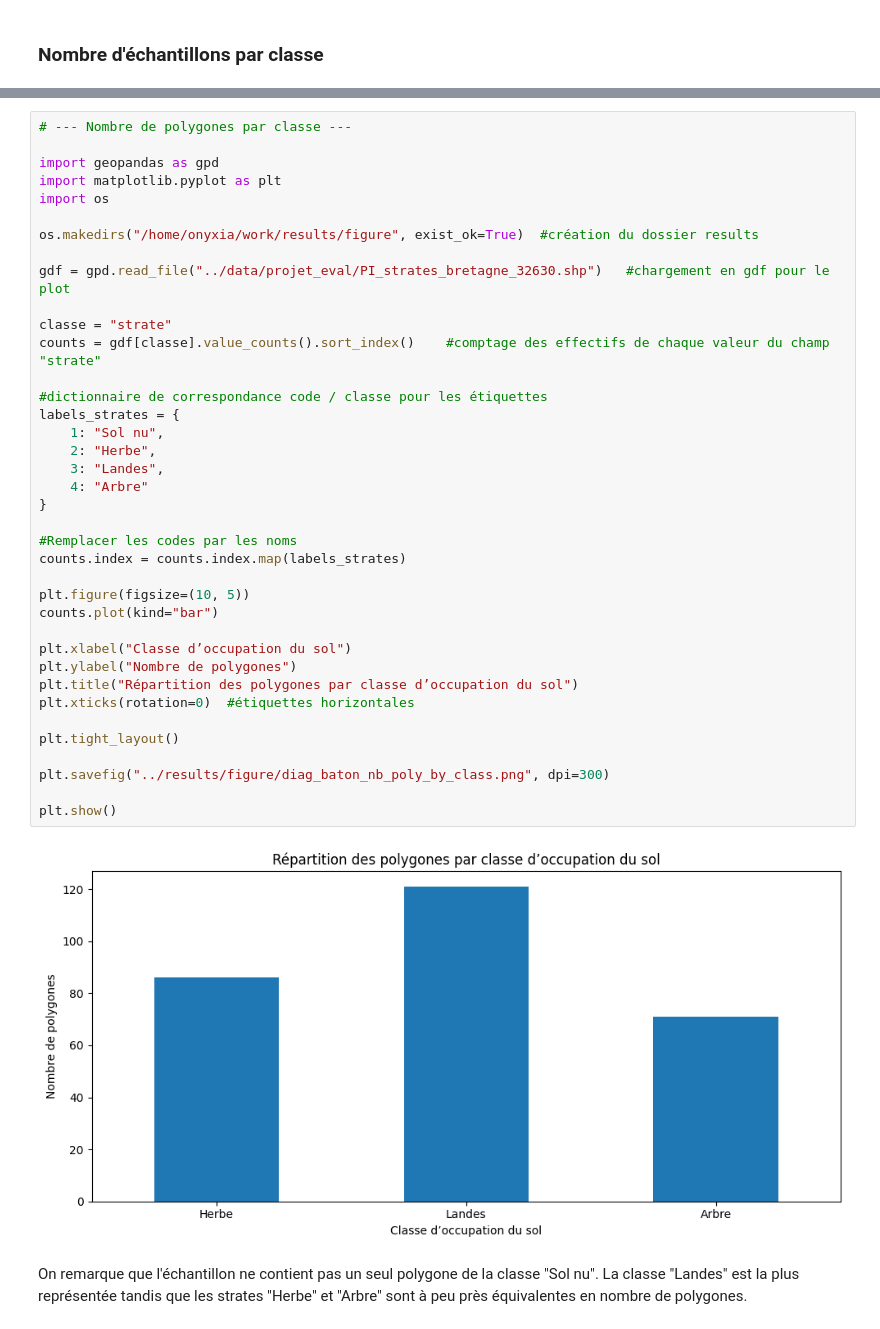
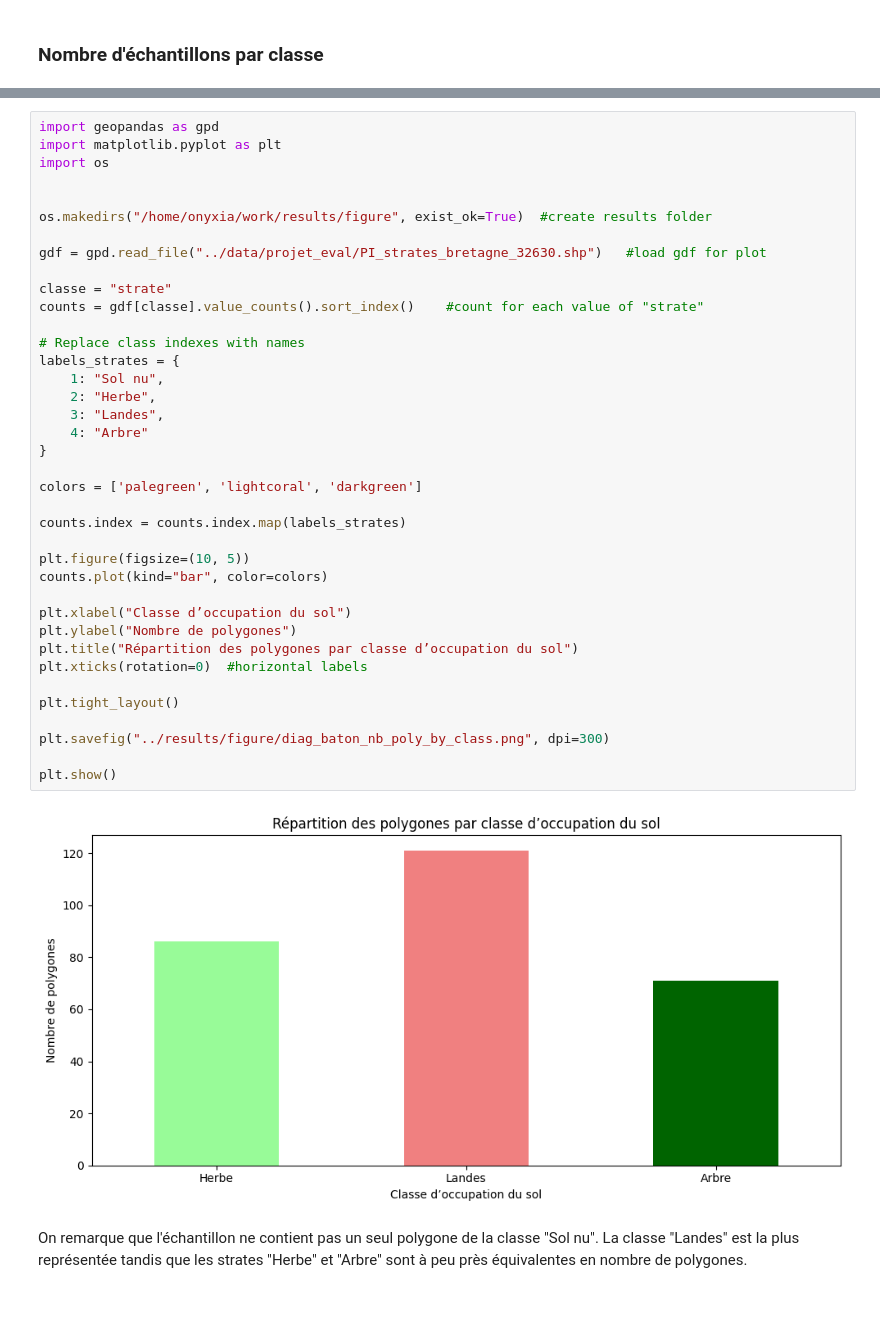
Before and after one commit to nicolas-requin/projet_landes, a Jupyter notebook: projet_telea_REQUIN_NICOLAS.ipynb, the cells around one changed output, grey strips where cells are left out. Drawn from its saved outputs; the diff is of its cells as text.

```diff
--- a/projet_telea_REQUIN_NICOLAS.ipynb
+++ b/projet_telea_REQUIN_NICOLAS.ipynb
@@ -16,43 +16,43 @@ Pour afficher le nombre de polygones dans chaque classe, le raster des échantil
 # %%
-# --- Nombre de polygones par classe ---
-
 import geopandas as gpd
 import matplotlib.pyplot as plt
 import os
 
-os.makedirs("/home/onyxia/work/results/figure", exist_ok=True)  #création du dossier results
 
-gdf = gpd.read_file("../data/projet_eval/PI_strates_bretagne_32630.shp")   #chargement en gdf pour le plot
+os.makedirs("/home/onyxia/work/results/figure", exist_ok=True)  #create results folder
+
+gdf = gpd.read_file("../data/projet_eval/PI_strates_bretagne_32630.shp")   #load gdf for plot
 
 classe = "strate"
-counts = gdf[classe].value_counts().sort_index()    #comptage des effectifs de chaque valeur du champ "strate"
+counts = gdf[classe].value_counts().sort_index()    #count for each value of "strate"
 
-#dictionnaire de correspondance code / classe pour les étiquettes
+# Replace class indexes with names
 labels_strates = {
     1: "Sol nu",
     2: "Herbe",
     3: "Landes",
     4: "Arbre"
 }
 
-#Remplacer les codes par les noms
+colors = ['palegreen', 'lightcoral', 'darkgreen']
+
 counts.index = counts.index.map(labels_strates)
 
 plt.figure(figsize=(10, 5))
-counts.plot(kind="bar")
+counts.plot(kind="bar", color=colors)
 
 plt.xlabel("Classe d’occupation du sol")
 plt.ylabel("Nombre de polygones")
 plt.title("Répartition des polygones par classe d’occupation du sol")
-plt.xticks(rotation=0)  #étiquettes horizontales
+plt.xticks(rotation=0)  #horizontal labels
 
 plt.tight_layout()
 
 plt.savefig("../results/figure/diag_baton_nb_poly_by_class.png", dpi=300)
 
 plt.show()
 # %% [output]
-[figure, old version]
+[figure, new version]
 # %% [markdown]
 On remarque que l'échantillon ne contient pas un seul polygone de la classe "Sol nu". La classe "Landes" est la plus représentée tandis que les strates "Herbe" et "Arbre" sont à peu près équivalentes en nombre de polygones.
 # %% [markdown]
```
Also changed, not shown: parts of 22 cells of this notebook, 6 other files.
